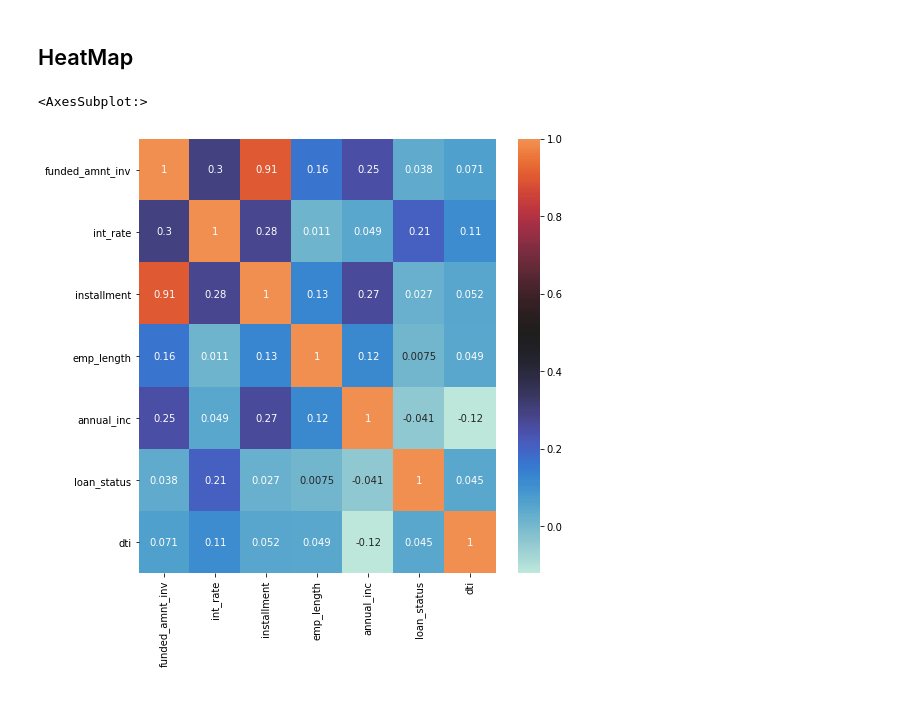
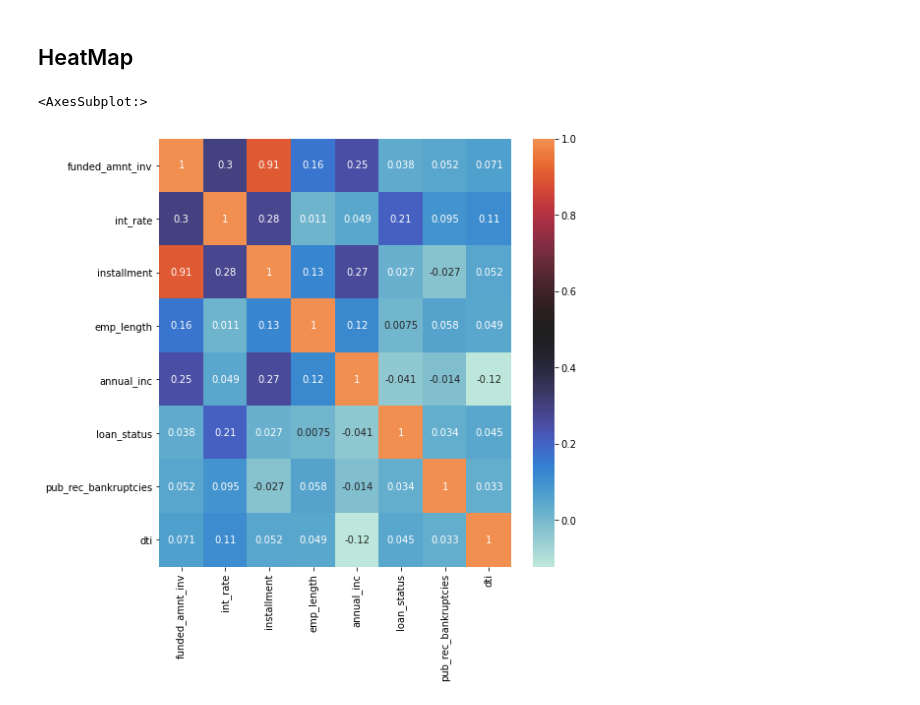
Before and after one commit to rasa2604/LendingCaseStudy, a Jupyter notebook: Lending Assignment.ipynb, the cells around one changed output. Drawn from its saved outputs; the diff is of its cells as text; code cells hidden in the pictures.

```diff
--- a/Lending Assignment.ipynb
+++ b/Lending Assignment.ipynb
@@ -353,3 +423,6 @@ loan_df.int_rate = loan_df.int_rate.str.strip('%.').astype('float').round(2)
+# %%
+# Funded to income ratio
+loan_df['funded_to_income']=(loan_df['funded_amnt']*100/loan_df['annual_inc']).astype(int)
 # %%
-loan_df['loan_status'] = loan_df['loan_status'].apply(lambda x: 0 if x == 'Fully Paid' else 1)
-loan_df['loan_status'] = loan_df['loan_status'].astype(float)
+#Converting loan_status to integer type
+loan_df['loan_status'] = loan_df['loan_status'].apply(lambda x: 0 if x == 'Fully Paid' else 1).astype(int)
@@ -365,7 +456,7 @@ loan_df['funded_to_income']=(loan_df['funded_amnt']*100/loan_df['annual_inc']).a
 # %%
 # Funded to income Bins
 loan_df['funded_to_income_bins'] = pd.cut(x=loan_df['funded_to_income'], bins=[0,10,20,30,40,50,60,70,80,90,100],
-                    labels=['0-10K','10K-20K','20K-30K','30K-40K','40K-50K','50K-60K','60K-70K','70K-80K','80K-90K','90K-100K'])
+                    labels=['0-10','10-20','20-30','30-40','40-50','50-60','60-70','70-80','80-90','90-100'])
 # %%
 # Interest rate Bins
 loan_df['int_rate_bins'] = pd.cut(x=loan_df['int_rate'], bins=[5,7,9,11,13,15,17,19,21,23,25],
@@ -376,7 +467,7 @@ loan_df['dti_bins'] = pd.cut(x=loan_df['dti'], bins=[0,3,6,9,12,15,18,21,24,27,3
                     labels=['0-3','3-6','6-9','9-12','12-15','15-18','18-21','21-24','24-27','27-30'])
 # %%
 # Funded Amount INV Bins
-loan_df['funded_amnt_inv_bins'] = pd.cut(x=loan_df['funded_amnt_inv']/1000, bins=[0,1,2,3,4,5,10,15,20,25,30,35],
+loan_df['funded_amnt_inv_bins'] = pd.cut(x=loan_df['funded_amnt_inv']/1000, bins=[0,1,2,3,4,5,10,15,20,25,30,36],
                     labels=['0-1K','1K-2K','2K-3K','3K-4K','4K-5K','5K-10K','10K-15K','15K-20K','20K-25K','25K-30K','30K-35K'])
 # %%
 # DTI only 5 Bins
@@ -675,10 +897,10 @@ plot_charged_off(loan_df, 'funded_to_income_bins')
 # %%
 plt.figure(figsize=(8,8))
 cont_var= ['funded_amnt_inv', 'int_rate', 'installment','grade','home_ownership',
-       'emp_length', 'annual_inc','purpose','loan_status',
+       'emp_length', 'annual_inc','purpose','loan_status','pub_rec_bankruptcies',
        'dti', 'addr_state']
 corr = loan_df[cont_var].corr()
 sns.heatmap(corr, annot=True, center=0.5 )
 # %% [output]
 <AxesSubplot:>
-[figure, old version]
+[figure, new version]
```
Also changed, not shown: parts of 96 cells of this notebook.
